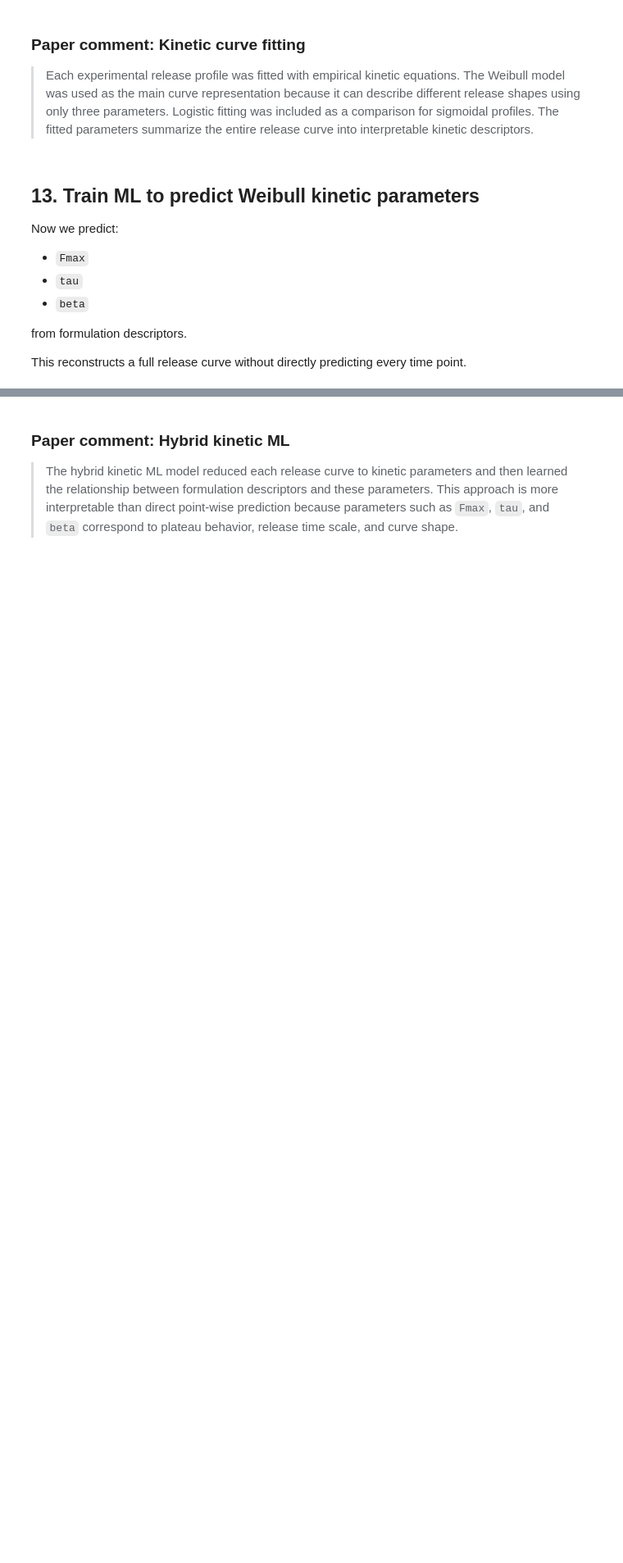
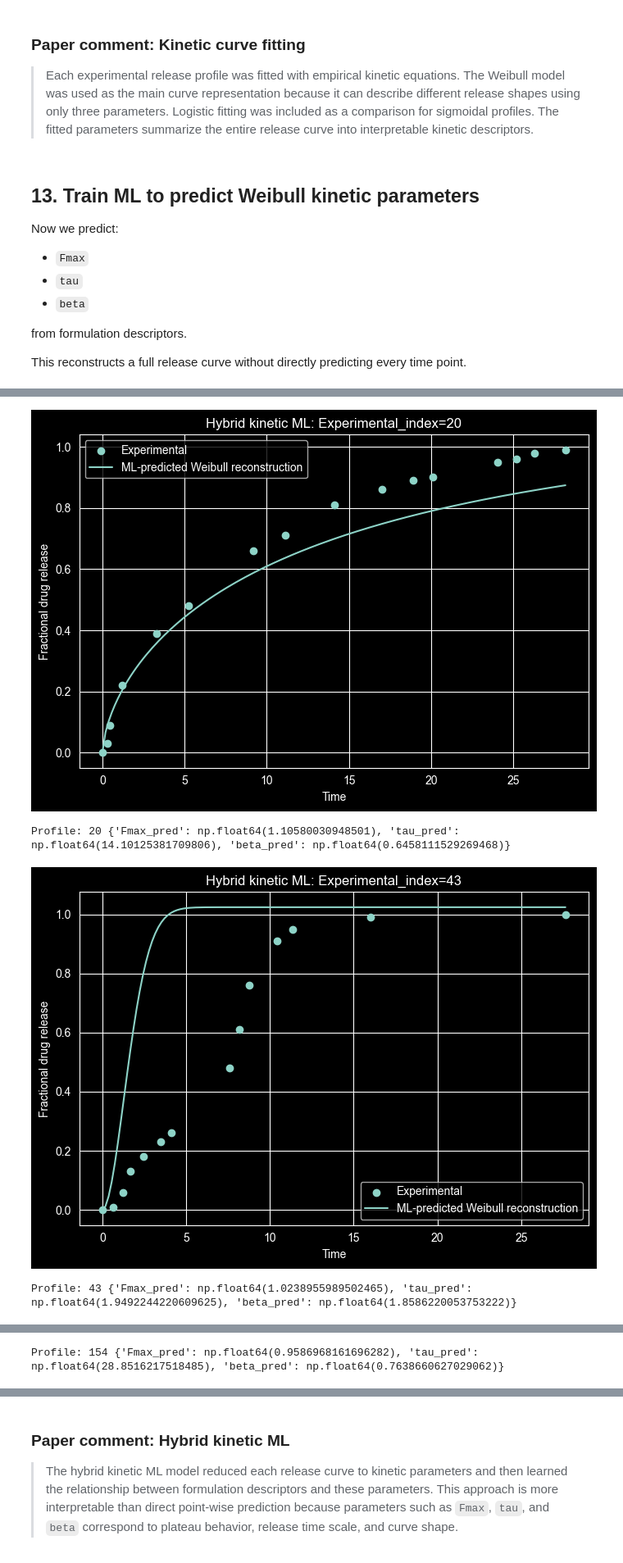
Before and after one commit to Helena94/adaprd, a Jupyter notebook: LAI_drug_release_project_notebook.ipynb, the cells around one changed output, grey strips where cells are left out. Shown at 82% size. Saved outputs shown, nothing was run; the diff lists cells and outputs as text; code cells hidden in the pictures; blank space fills up the shorter version.

```diff
--- a/LAI_drug_release_project_notebook.ipynb
+++ b/LAI_drug_release_project_notebook.ipynb
@@ -880,37 +1108,42 @@ final_param_model.fit(
 
 def reconstruct_weibull_curve_from_ml(param_model, profile_param_df, profile_id, t_grid):
     row = profile_param_df[profile_param_df["Experimental_index"] == profile_id].iloc[0]
-    X_one = row[FORMULATION_FEATURES_FEW].to_frame().T
+    X_one = pd.DataFrame([row[FORMULATION_FEATURES_FEW].to_dict()])
     fmax, tau, beta = param_model.predict(X_one)[0]
     y_curve = weibull(t_grid, fmax, tau, beta)
     return y_curve, {"Fmax_pred": fmax, "tau_pred": tau, "beta_pred": beta}
 
 # Plot reconstructed hybrid curves.
 hybrid_examples = profile_param_df["Experimental_index"].sample(
     min(4, len(profile_param_df)),
     random_state=RANDOM_STATE
 ).tolist()
 
 for profile_id in hybrid_examples:
     profile = df[df["Experimental_index"] == profile_id].sort_values("Time")
     t_grid = np.linspace(profile["Time"].min(), profile["Time"].max(), 150)
 
     y_hybrid, pred_params = reconstruct_weibull_curve_from_ml(
         final_param_model,
         profile_param_df,
         profile_id,
         t_grid
     )
 
     plt.figure(figsize=(7, 5))
     plt.scatter(profile["Time"], profile["Release"], label="Experimental")
     plt.plot(t_grid, y_hybrid, label="ML-predicted Weibull reconstruction")
     plt.xlabel("Time")
     plt.ylabel("Fractional drug release")
     plt.title(f"Hybrid kinetic ML: Experimental_index={profile_id}")
     plt.legend()
     plt.tight_layout()
     plt.savefig(os.path.join(OUTPUT_DIR, f"hybrid_weibull_reconstruction_{profile_id}.png"), dpi=300)
     plt.show()
 
     print("Profile:", profile_id, pred_params)
+# %% [output]
+[figure, added]
+Profile: 20 {'Fmax_pred': np.float64(1.10580030948501), 'tau_pred': np.float64(14.10125381709806), 'beta_pred': np.float64(0.6458111529269468)}
+[figure, added]
+Profile: 43 {'Fmax_pred': np.float64(1.0238955989502465), 'tau_pred': np.float64(1.9492244220609625), 'beta_pred': np.float64(1.8586220053753222)}
@@ -916,0 +1151 @@ for profile_id in hybrid_examples:
+Profile: 154 {'Fmax_pred': np.float64(0.9586968161696282), 'tau_pred': np.float64(28.8516217518485), 'beta_pred': np.float64(0.7638660627029062)}
```
Also changed, not shown: parts of 23 cells of this notebook, 1 other file.
